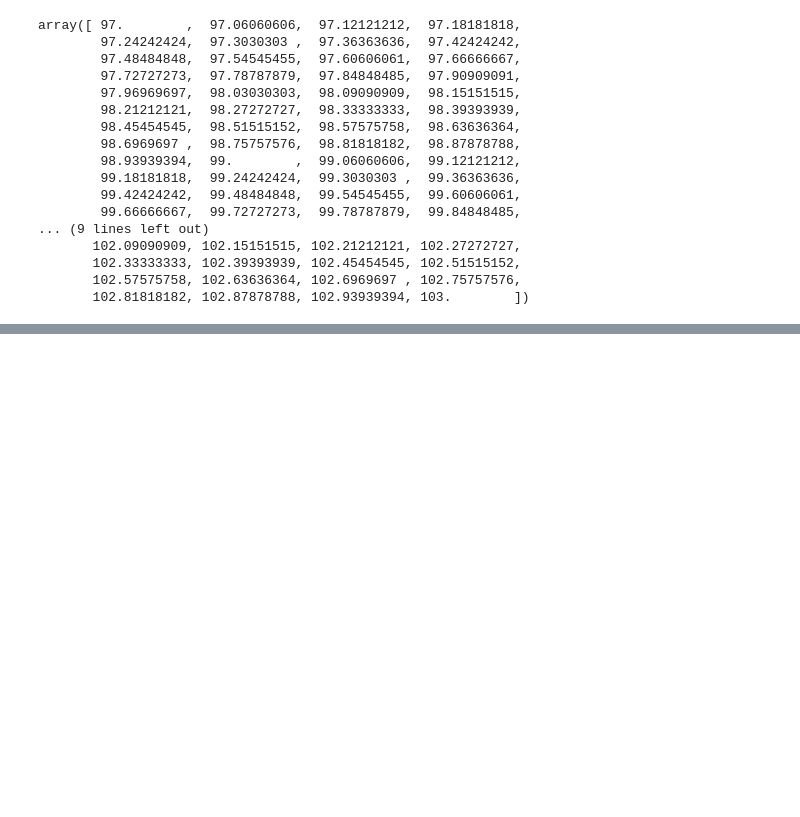
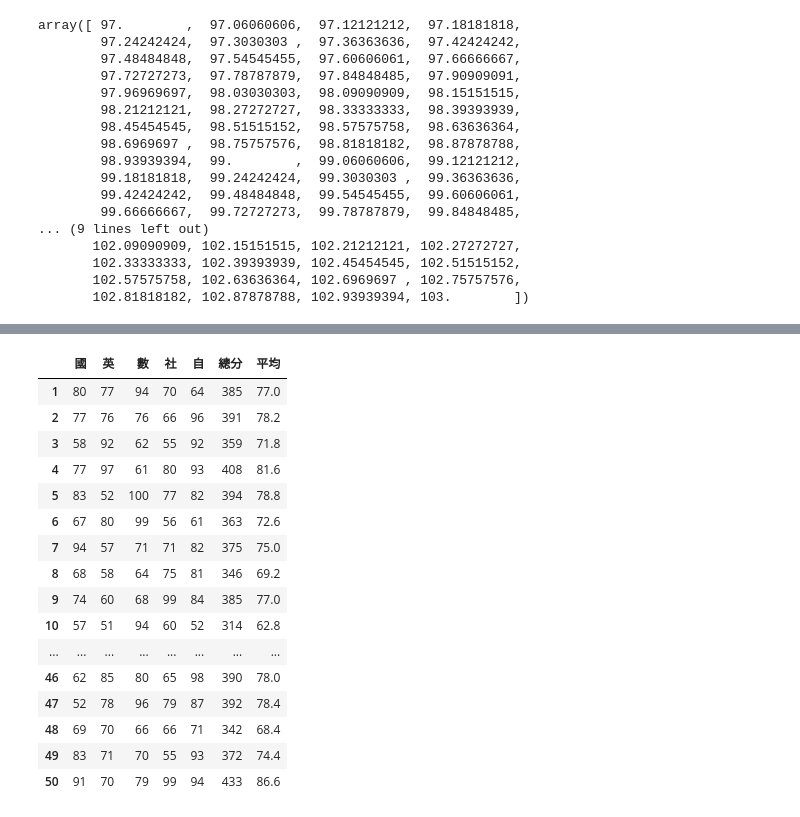
Before and after one commit to Kuangkuang390/_1130625-python, a Jupyter notebook: lesson11.ipynb, the cells around one changed output, grey strips where cells are left out. Drawn from its saved outputs; the diff is of its cells as text; code cells hidden in the pictures; blank space fills up the shorter version.

```diff
--- a/lesson11.ipynb
+++ b/lesson11.ipynb
@@ -104,0 +197,24 @@ dtype: int64
+# %%
+student_sum=df1.sum(axis=1)
+student_mean=df1.mean(axis=1)
+df1['總分']=student_sum
+df1['平均']=student_mean
+df1
+# %% [output]
+|  | 國 | 英 | 數 | 社 | 自 | 總分 | 平均 |
+| 1 | 80 | 77 | 94 | 70 | 64 | 385 | 77.0 |
+| 2 | 77 | 76 | 76 | 66 | 96 | 391 | 78.2 |
+| 3 | 58 | 92 | 62 | 55 | 92 | 359 | 71.8 |
+| 4 | 77 | 97 | 61 | 80 | 93 | 408 | 81.6 |
+| 5 | 83 | 52 | 100 | 77 | 82 | 394 | 78.8 |
+| 6 | 67 | 80 | 99 | 56 | 61 | 363 | 72.6 |
+| 7 | 94 | 57 | 71 | 71 | 82 | 375 | 75.0 |
+| 8 | 68 | 58 | 64 | 75 | 81 | 346 | 69.2 |
+| 9 | 74 | 60 | 68 | 99 | 84 | 385 | 77.0 |
+| 10 | 57 | 51 | 94 | 60 | 52 | 314 | 62.8 |
+| ... | ... | ... | ... | ... | ... | ... | ... |
+| 46 | 62 | 85 | 80 | 65 | 98 | 390 | 78.0 |
+| 47 | 52 | 78 | 96 | 79 | 87 | 392 | 78.4 |
+| 48 | 69 | 70 | 66 | 66 | 71 | 342 | 68.4 |
+| 49 | 83 | 71 | 70 | 55 | 93 | 372 | 74.4 |
+| 50 | 91 | 70 | 79 | 99 | 94 | 433 | 86.6 |
```
Also changed, not shown: parts of 16 cells of this notebook.
